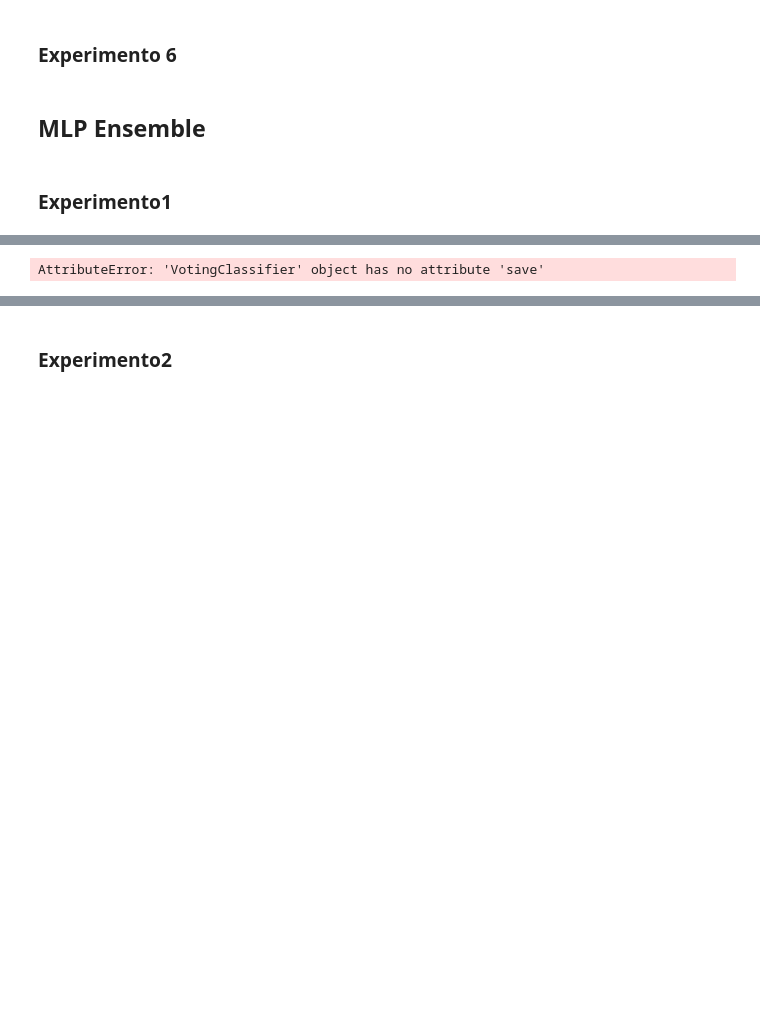
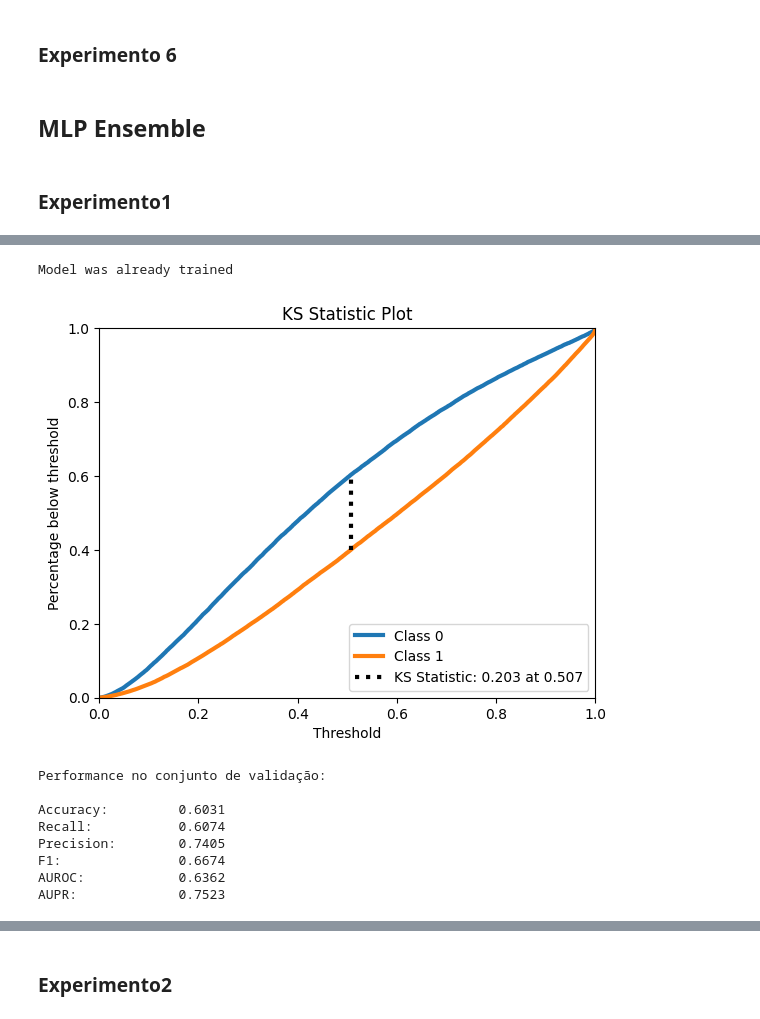
Before and after one commit to aasb2/neural-networks, a Jupyter notebook: Project.ipynb, the cells around one changed output, grey strips where cells are left out. Drawn from its saved outputs; the diff is of its cells as text; code cells hidden in the pictures; blank space fills up the shorter version.

```diff
--- a/Project.ipynb
+++ b/Project.ipynb
@@ -487,4 +412,39 @@ AttributeError: Can't pickle local object 'sklearn_compatible_model.<locals>.mlp
-# %%
-mlp_ens.save(MLP_MODEL_ENS_PATH+"1")
-# %% [output]
-AttributeError: 'VotingClassifier' object has no attribute 'save'
+# %%
+mlp = MLPClassifier(verbose=True)
+mlp1 = MLPClassifier(verbose=True)
+mlp2 = MLPClassifier(verbose=True)
+mlp3 = MLPClassifier(verbose=True)
+
+model_file = MLP_MODEL_ENS_PATH+"1"
+if not exists(model_file):
+    mlp_ns = mlp.fit(x_train,y_train)
+    mlp_ens = VotingClassifier([('mlp1', mlp1), ('mlp2', mlp2), ('mlp3', mlp1)], voting='soft')
+    mlp_ens.fit(x_train,y_train)
+    with open(MLP_MODEL_ENS_PATH+"1", 'wb') as file:
+        pickle.dump(mlp_ens,file)
+    with open(MLP_MODEL_ENS_PATH+"ns"+"1", 'wb') as file:
+        pickle.dump(mlp_ns,file)
+else:
+    print("Model was already trained")
+    with open(MLP_MODEL_ENS_PATH+"1", 'rb') as file:
+        mlp_ens = pickle.load(file)
+    with open(MLP_MODEL_ENS_PATH+"ns"+"1", 'rb') as file:
+        mlp_ns= pickle.load(file)
+# %% [output]
+Model was already trained
+# %%
+mlp_pred_class = mlp_ns.predict(x_test)
+mlp_pred_scores = mlp_ns.predict_proba(x_test)
+accuracy, recall, precision, f1, auroc, aupr = metrics.compute_performance_metrics(y_test, mlp_pred_class, mlp_pred_scores)
+print('Performance no conjunto de validação:')
+metrics.print_metrics_summary(accuracy, recall, precision, f1, auroc, aupr)
+# %% [output]
+[figure, added]
+Performance no conjunto de validação:
+
+Accuracy:         0.6031
+Recall:           0.6074
+Precision:        0.7405
+F1:               0.6674
+AUROC:            0.6362
+AUPR:             0.7523
```
Also changed, not shown: parts of 27 cells of this notebook, 2 other files.
